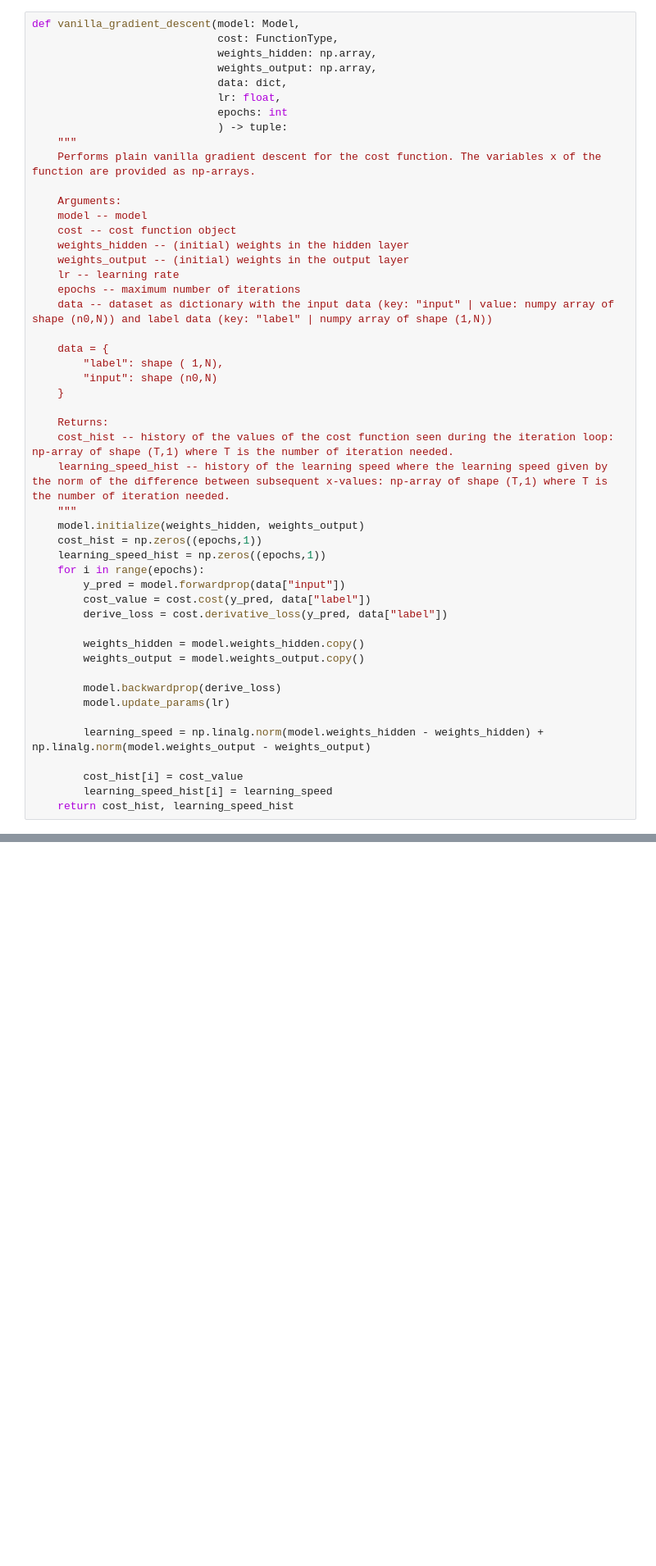
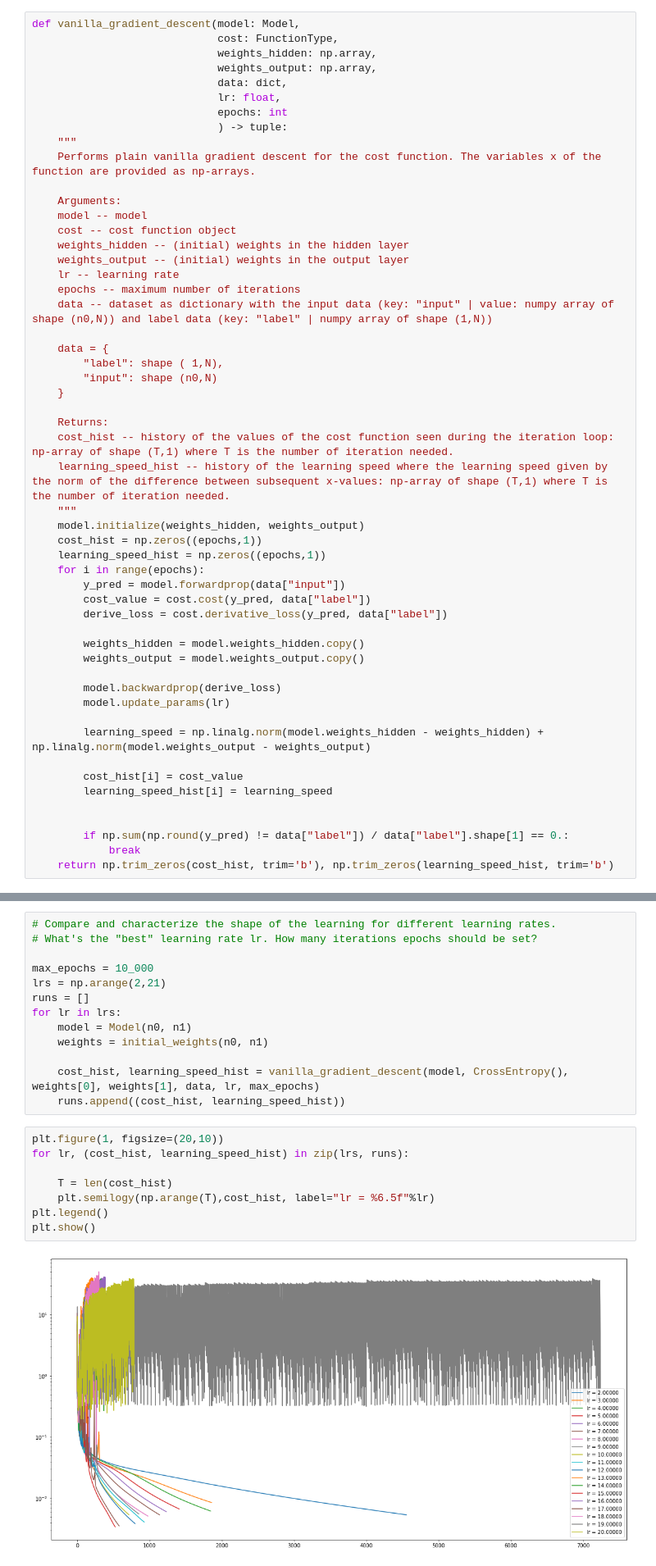
Before and after one commit to hariveliki/vta_le7_mini_challenge, a Jupyter notebook: train_neural_net_stud_V4.ipynb, the cells around one changed output, grey strips where cells are left out. Shown at 82% size. Cells and saved outputs as stored; diff of their text form; blank space fills up the shorter version.

Commit message:
Added: error rate and analysis of learning rate

```diff
--- a/train_neural_net_stud_V4.ipynb
+++ b/train_neural_net_stud_V4.ipynb
@@ -450,7 +450,11 @@ def vanilla_gradient_descent(model: Model,
 
         cost_hist[i] = cost_value
         learning_speed_hist[i] = learning_speed
-    return cost_hist, learning_speed_hist
+
+
+        if np.sum(np.round(y_pred) != data["label"]) / data["label"].shape[1] == 0.:
+            break
+    return np.trim_zeros(cost_hist, trim='b'), np.trim_zeros(learning_speed_hist, trim='b')
 # %% [markdown]
 The following helper function will be useful to initialize the weights arrays - that will be passed to the $initialize$-method of the <code>Model</code> class.
 # %%
@@ -687,0 +697,23 @@ ValueError: matmul: Input operand 1 has a mismatch in its core dimension 0, with
+# %%
+# Compare and characterize the shape of the learning for different learning rates.
+# What's the "best" learning rate lr. How many iterations epochs should be set?
+
+max_epochs = 10_000
+lrs = np.arange(2,21)
+runs = []
+for lr in lrs:
+    model = Model(n0, n1)
+    weights = initial_weights(n0, n1)
+
+    cost_hist, learning_speed_hist = vanilla_gradient_descent(model, CrossEntropy(), weights[0], weights[1], data, lr, max_epochs)
+    runs.append((cost_hist, learning_speed_hist))
+# %%
+plt.figure(1, figsize=(20,10))
+for lr, (cost_hist, learning_speed_hist) in zip(lrs, runs):
+
+    T = len(cost_hist)
+    plt.semilogy(np.arange(T),cost_hist, label="lr = %6.5f"%lr)
+plt.legend()
+plt.show()
+# %% [output]
+[figure, added]
```
Also changed, not shown: parts of 5 cells of this notebook.
